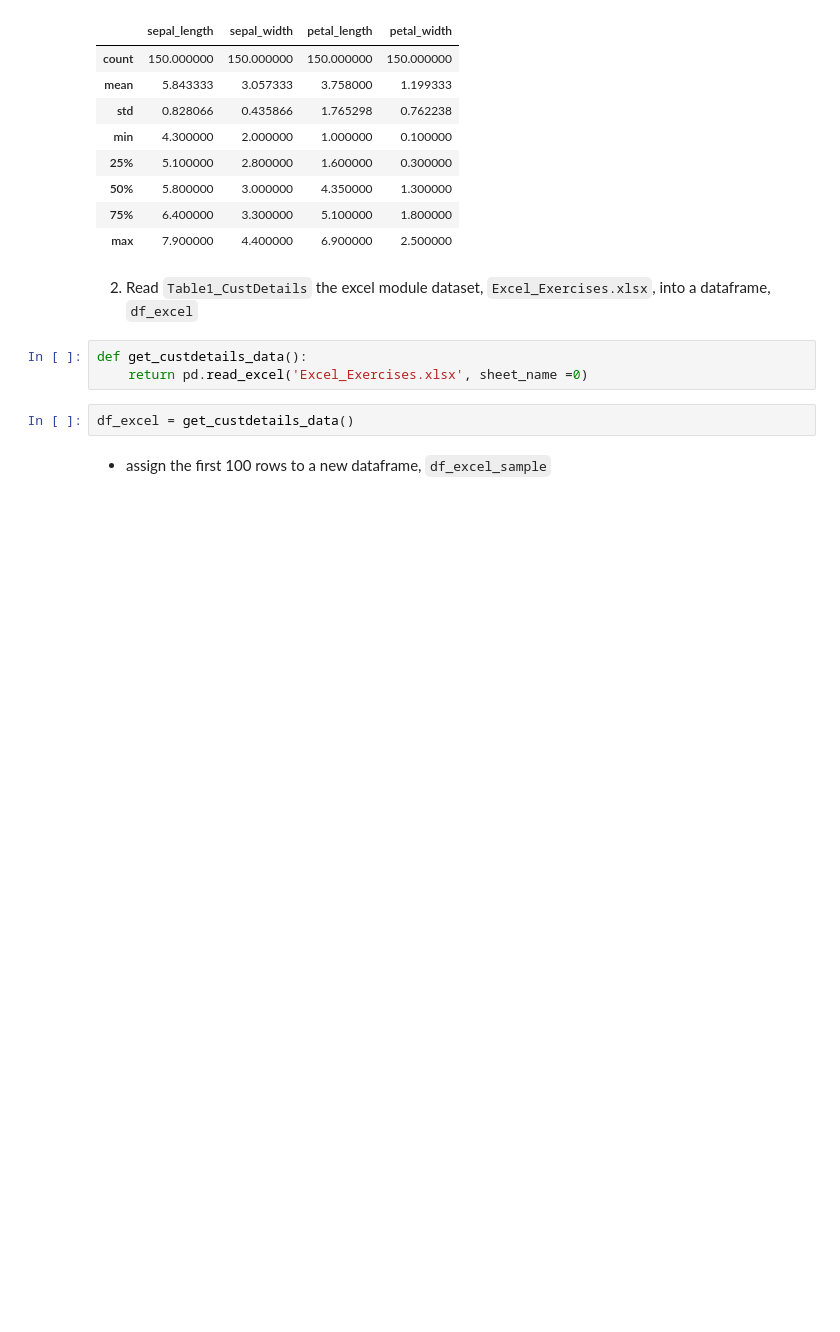
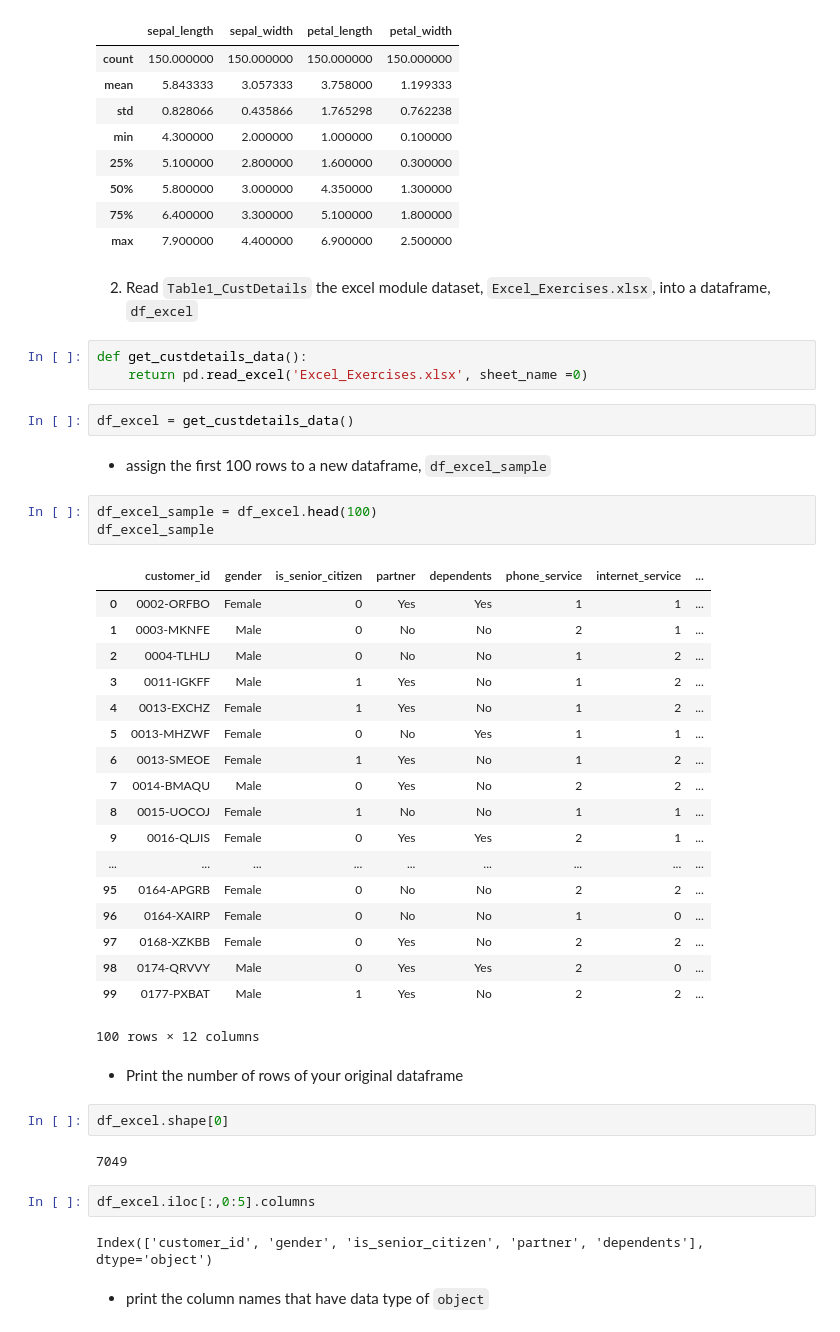
Before and after one commit to SaraPena/ds-methodologies-exercises, a Jupyter notebook: classification/classification_exercises.ipynb, the cells around one changed output. Cells and saved outputs as stored; diff of their text form; blank space fills up the shorter version.

```diff
--- a/classification/classification_exercises.ipynb
+++ b/classification/classification_exercises.ipynb
@@ -73,3 +73,37 @@ def get_custdetails_data():
 df_excel = get_custdetails_data()
 # %% [markdown]
 - assign the first 100 rows to a new dataframe, `df_excel_sample`
+# %%
+df_excel_sample = df_excel.head(100)
+df_excel_sample
+# %% [output]
+|  | customer_id | gender | is_senior_citizen | partner | dependents | phone_service | internet_service | ... |
+| 0 | 0002-ORFBO | Female | 0 | Yes | Yes | 1 | 1 | ... |
+| 1 | 0003-MKNFE | Male | 0 | No | No | 2 | 1 | ... |
+| 2 | 0004-TLHLJ | Male | 0 | No | No | 1 | 2 | ... |
+| 3 | 0011-IGKFF | Male | 1 | Yes | No | 1 | 2 | ... |
+| 4 | 0013-EXCHZ | Female | 1 | Yes | No | 1 | 2 | ... |
+| 5 | 0013-MHZWF | Female | 0 | No | Yes | 1 | 1 | ... |
+| 6 | 0013-SMEOE | Female | 1 | Yes | No | 1 | 2 | ... |
+| 7 | 0014-BMAQU | Male | 0 | Yes | No | 2 | 2 | ... |
+| 8 | 0015-UOCOJ | Female | 1 | No | No | 1 | 1 | ... |
+| 9 | 0016-QLJIS | Female | 0 | Yes | Yes | 2 | 1 | ... |
+| ... | ... | ... | ... | ... | ... | ... | ... | ... |
+| 95 | 0164-APGRB | Female | 0 | No | No | 2 | 2 | ... |
+| 96 | 0164-XAIRP | Female | 0 | No | No | 1 | 0 | ... |
+| 97 | 0168-XZKBB | Female | 0 | Yes | No | 2 | 2 | ... |
+| 98 | 0174-QRVVY | Male | 0 | Yes | Yes | 2 | 0 | ... |
+| 99 | 0177-PXBAT | Male | 1 | Yes | No | 2 | 2 | ... |
+100 rows × 12 columns
+# %% [markdown]
+ - Print the number of rows of your original dataframe
+# %%
+df_excel.shape[0]
+# %% [output]
+7049
+# %%
+df_excel.iloc[:,0:5].columns
+# %% [output]
+Index(['customer_id', 'gender', 'is_senior_citizen', 'partner', 'dependents'], dtype='object')
+# %% [markdown]
+- print the column names that have data type of `object`
```
Also changed, not shown: parts of 23 cells of this notebook.
